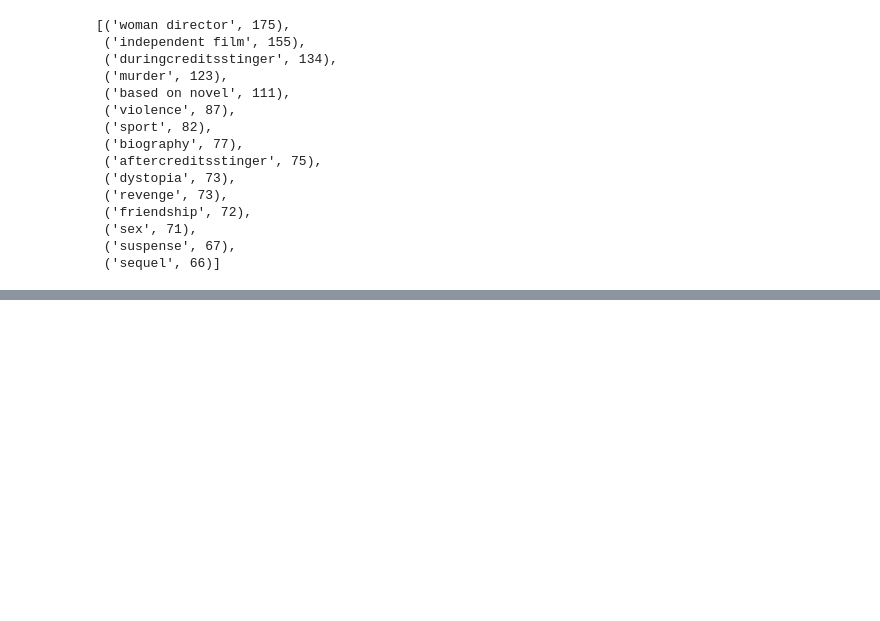
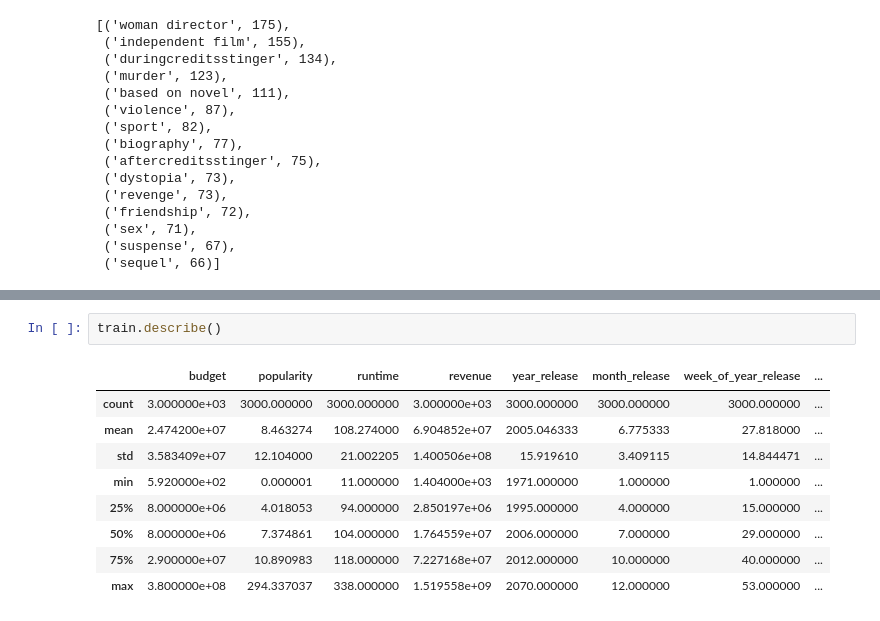
Before and after one commit to SimoneFerrari99/DWM-Kaggle-TMDB-Box-Office-Prediction, a Jupyter notebook: ProgettoDWM2021.ipynb, the cells around one changed output, grey strips where cells are left out. Drawn from its saved outputs; the diff is of its cells as text; blank space fills up the shorter version.

```diff
--- a/ProgettoDWM2021.ipynb
+++ b/ProgettoDWM2021.ipynb
@@ -564,0 +728,12 @@ Counter(values_to_list("keywords", train)).most_common(15)
+# %%
+train.describe()
+# %% [output]
+|  | budget | popularity | runtime | revenue | year_release | month_release | week_of_year_release | ... |
+| count | 3.000000e+03 | 3000.000000 | 3000.000000 | 3.000000e+03 | 3000.000000 | 3000.000000 | 3000.000000 | ... |
+| mean | 2.474200e+07 | 8.463274 | 108.274000 | 6.904852e+07 | 2005.046333 | 6.775333 | 27.818000 | ... |
+| std | 3.583409e+07 | 12.104000 | 21.002205 | 1.400506e+08 | 15.919610 | 3.409115 | 14.844471 | ... |
+| min | 5.920000e+02 | 0.000001 | 11.000000 | 1.404000e+03 | 1971.000000 | 1.000000 | 1.000000 | ... |
+| 25% | 8.000000e+06 | 4.018053 | 94.000000 | 2.850197e+06 | 1995.000000 | 4.000000 | 15.000000 | ... |
+| 50% | 8.000000e+06 | 7.374861 | 104.000000 | 1.764559e+07 | 2006.000000 | 7.000000 | 29.000000 | ... |
+| 75% | 2.900000e+07 | 10.890983 | 118.000000 | 7.227168e+07 | 2012.000000 | 10.000000 | 40.000000 | ... |
+| max | 3.800000e+08 | 294.337037 | 338.000000 | 1.519558e+09 | 2070.000000 | 12.000000 | 53.000000 | ... |
```
Also changed, not shown: parts of 59 cells of this notebook.
